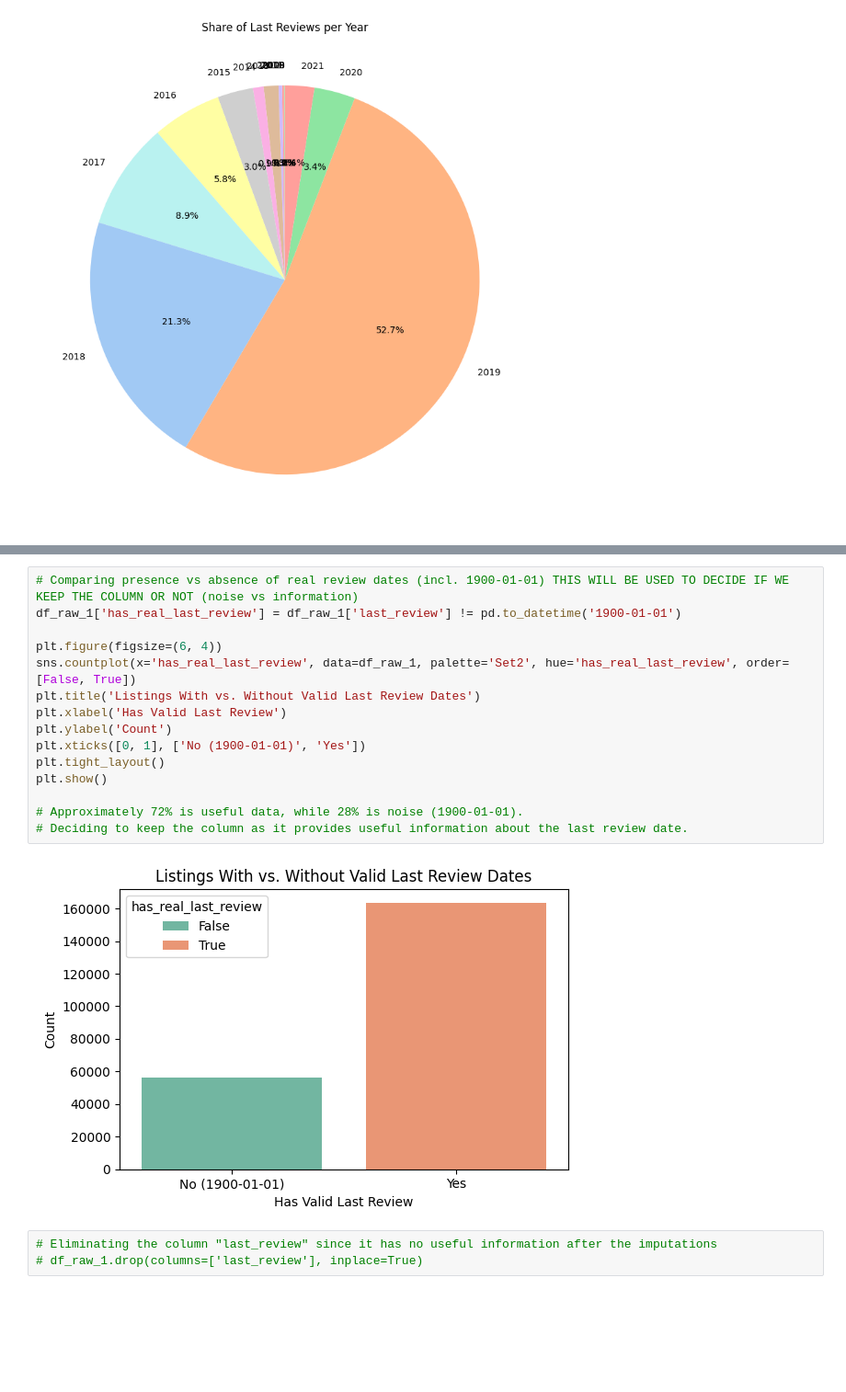
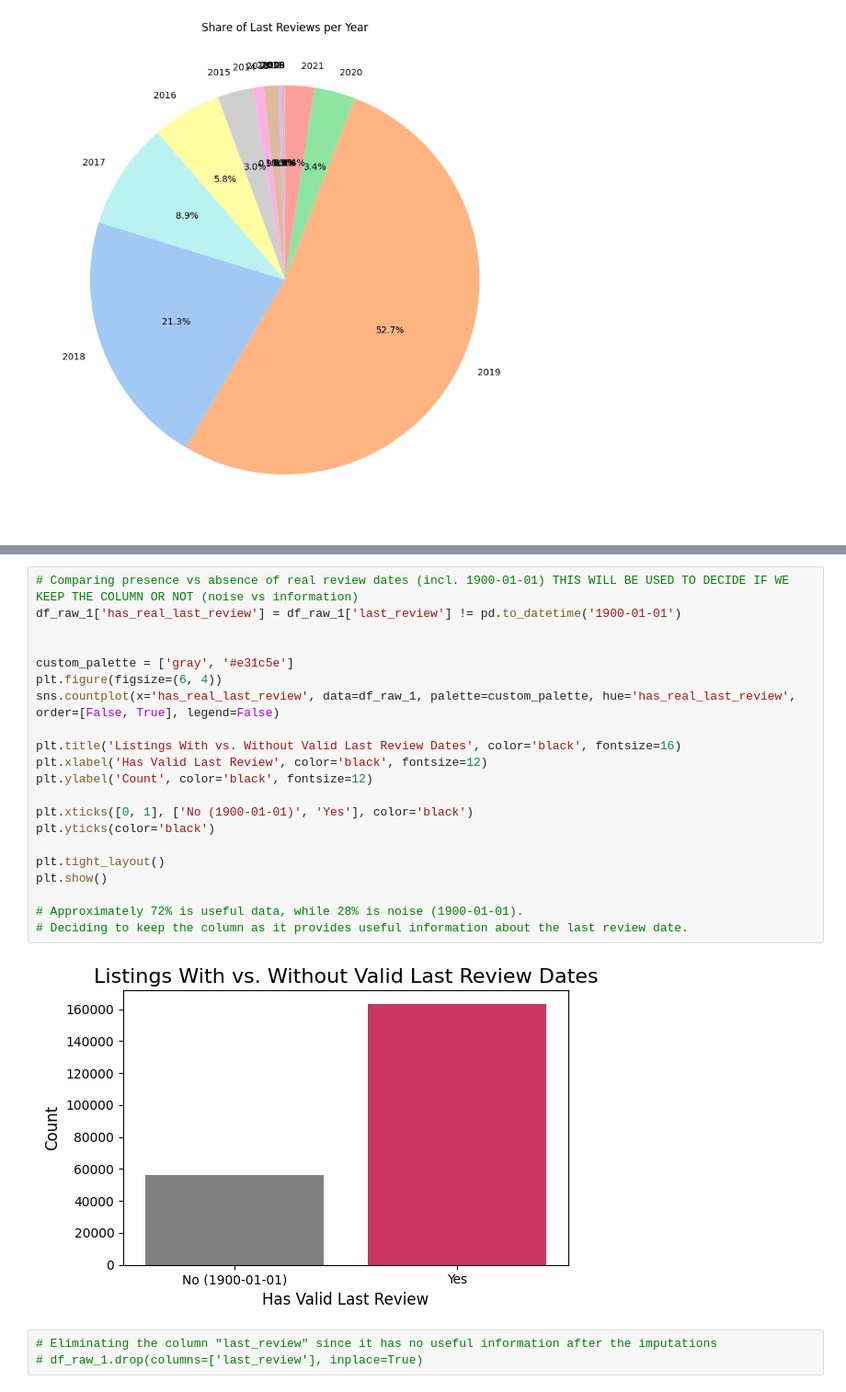
Before and after one commit to Yael-Parra/Airbnb-Analysis, a Jupyter notebook: eda/cleaning.ipynb, the cells around one changed output, grey strips where cells are left out. Shown at 92% size. Saved outputs shown, nothing was run; the diff lists cells and outputs as text; blank space fills up the shorter version.

```diff
--- a/eda/cleaning.ipynb
+++ b/eda/cleaning.ipynb
@@ -696,20 +703,26 @@ plt.show()
 # %%
 # Comparing presence vs absence of real review dates (incl. 1900-01-01) THIS WILL BE USED TO DECIDE IF WE KEEP THE COLUMN OR NOT (noise vs information)
 df_raw_1['has_real_last_review'] = df_raw_1['last_review'] != pd.to_datetime('1900-01-01')
 
+
+custom_palette = ['gray', '#e31c5e']
 plt.figure(figsize=(6, 4))
-sns.countplot(x='has_real_last_review', data=df_raw_1, palette='Set2', hue='has_real_last_review', order=[False, True])
-plt.title('Listings With vs. Without Valid Last Review Dates')
-plt.xlabel('Has Valid Last Review')
-plt.ylabel('Count')
-plt.xticks([0, 1], ['No (1900-01-01)', 'Yes'])
+sns.countplot(x='has_real_last_review', data=df_raw_1, palette=custom_palette, hue='has_real_last_review', order=[False, True], legend=False)
+
+plt.title('Listings With vs. Without Valid Last Review Dates', color='black', fontsize=16)
+plt.xlabel('Has Valid Last Review', color='black', fontsize=12)
+plt.ylabel('Count', color='black', fontsize=12)
+
+plt.xticks([0, 1], ['No (1900-01-01)', 'Yes'], color='black')
+plt.yticks(color='black')
+
 plt.tight_layout()
 plt.show()
 
 # Approximately 72% is useful data, while 28% is noise (1900-01-01).
 # Deciding to keep the column as it provides useful information about the last review date.
 # %% [output]
-[figure, old version]
+[figure, new version]
 # %%
 # Eliminating the column "last_review" since it has no useful information after the imputations
 # df_raw_1.drop(columns=['last_review'], inplace=True)
```
Also changed, not shown: parts of 10 cells of this notebook.
